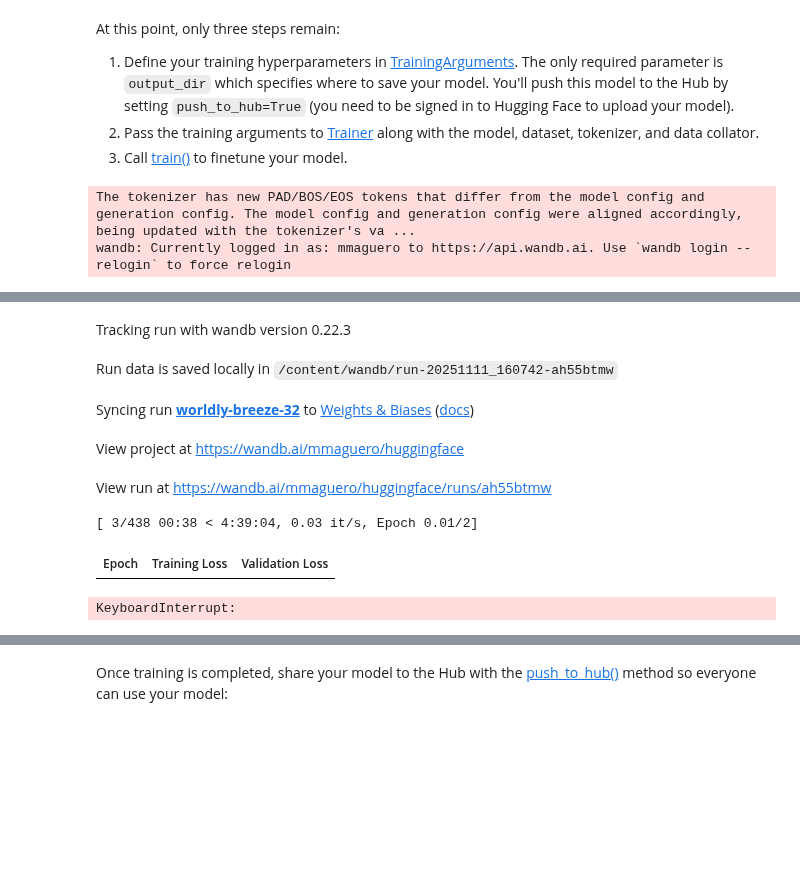
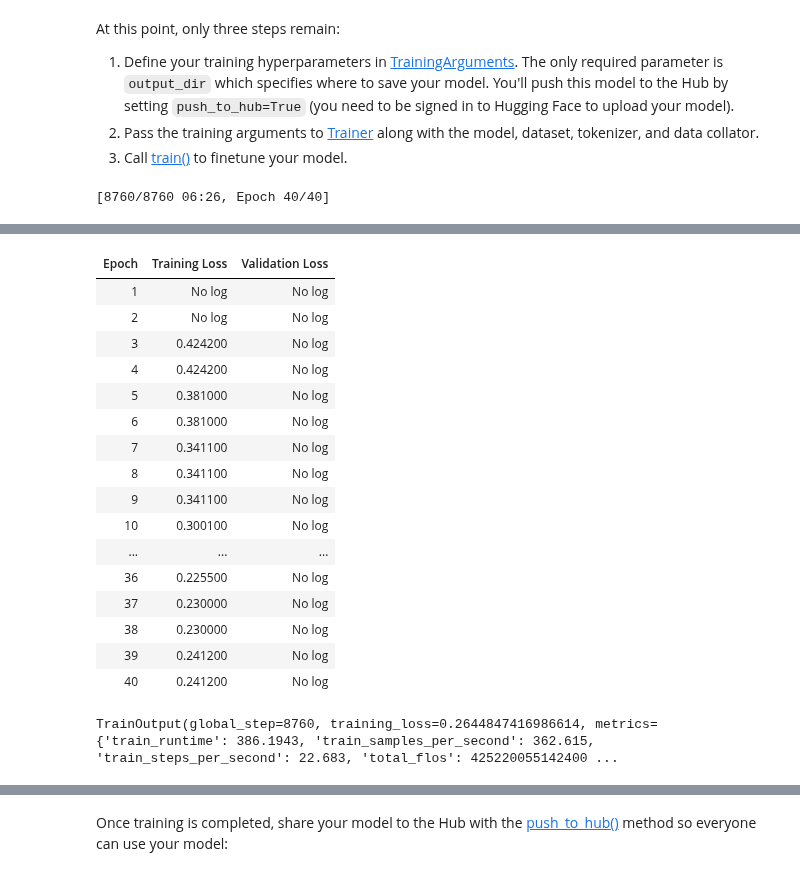
Before and after one commit to mmaguero/diploma_fpuna_nlp_ia, a Jupyter notebook: 2025/guarani_wiki_question_answering.ipynb, the cells around one changed output, grey strips where cells are left out. Cells and saved outputs as stored; diff of their text form; code cells hidden in the pictures; blank space fills up the shorter version.

Commit message:
ADDING METRICS Colab

```diff
--- a/2025/guarani_wiki_question_answering.ipynb
+++ b/2025/guarani_wiki_question_answering.ipynb
@@ -211,7 +205,9 @@ The next step is to load a DistilBERT tokenizer to process the `question` and `c
 # %%
 from transformers import AutoTokenizer
 
-tokenizer = AutoTokenizer.from_pretrained("mmaguero/gn-bert-small-cased") #gn-bert-tiny-cased")#"distilbert/distilbert-base-uncased")
+tokenizer = AutoTokenizer.from_pretrained("mmaguero/gn-bert-tiny-cased")
+#"distilbert/distilbert-base-uncased")
+#"mmaguero/multilingual-bert-gn-base-cased") #
 # %% [markdown]
 There are a few preprocessing steps particular to question answering tasks you should be aware of:
 
@@ -530,5 +526,5 @@ You're ready to start training your model now! Load DistilBERT with [AutoModelFo
 # %%
 from transformers import AutoModelForQuestionAnswering, TrainingArguments, Trainer
 
-model = AutoModelForQuestionAnswering.from_pretrained("mmaguero/gn-bert-small-cased")#"mmaguero/gn-bert-tiny-cased")#"distilbert/distilbert-base-uncased")
+model = AutoModelForQuestionAnswering.from_pretrained("mmaguero/gn-bert-tiny-cased")#"mmaguero/multilingual-bert-gn-base-cased")#"distilbert/distilbert-base-uncased")
 # %% [output]
@@ -542,12 +538,12 @@ At this point, only three steps remain:
 3. Call [train()](https://huggingface.co/docs/transformers/main/en/main_classes/trainer#transformers.Trainer.train) to finetune your model.
 # %%
 training_args = TrainingArguments(
-    output_dir="multi-wiki-qa-gn-bert-small-cased", #"multi-wiki-qa-gn-bert-tiny-cased",
+    output_dir="multi-wiki-qa-gn-bert-tiny-cased",#"multi-wiki-qa-multilingual-bert-gn-base-cased",
     eval_strategy="epoch", # "no"
-    learning_rate=5e-5,
+    learning_rate=2e-5,
     per_device_train_batch_size=16,
     per_device_eval_batch_size=16,
-    num_train_epochs=2,
+    num_train_epochs=40,
     weight_decay=0.01,
     save_total_limit=3,
     #metric_for_best_model="combined",
@@ -568,5 +564,4 @@ trainer = Trainer(
 
 trainer.train()
 # %% [output]
-The tokenizer has new PAD/BOS/EOS tokens that differ from the model config and generation config. The model config and generation config were aligned accordingly, being updated with the tokenizer's va ...
-wandb: Currently logged in as: mmaguero to https://api.wandb.ai. Use `wandb login --relogin` to force relogin
+[8760/8760 06:26, Epoch 40/40]
@@ -574,11 +568,21 @@ wandb: Currently logged in as: mmaguero to https://api.wandb.ai. Use `wandb logi
-Tracking run with wandb version 0.22.3
-Run data is saved locally in /content/wandb/run-20251111_160742-ah55btmw
-Syncing run worldly-breeze-32 to Weights & Biases (docs)
-View project at https://wandb.ai/mmaguero/huggingface
-View run at https://wandb.ai/mmaguero/huggingface/runs/ah55btmw
+| Epoch | Training Loss | Validation Loss |
+| 1 | No log | No log |
+| 2 | No log | No log |
+| 3 | 0.424200 | No log |
+| 4 | 0.424200 | No log |
+| 5 | 0.381000 | No log |
+| 6 | 0.381000 | No log |
+| 7 | 0.341100 | No log |
+| 8 | 0.341100 | No log |
+| 9 | 0.341100 | No log |
+| 10 | 0.300100 | No log |
+| ... | ... | ... |
+| 36 | 0.225500 | No log |
+| 37 | 0.230000 | No log |
+| 38 | 0.230000 | No log |
+| 39 | 0.241200 | No log |
+| 40 | 0.241200 | No log |
-[ 3/438 00:38 < 4:39:04, 0.03 it/s, Epoch 0.01/2]
+TrainOutput(global_step=8760, training_loss=0.2644847416986614, metrics={'train_runtime': 386.1943, 'train_samples_per_second': 362.615, 'train_steps_per_second': 22.683, 'total_flos': 425220055142400 ...
-| Epoch | Training Loss | Validation Loss |
-KeyboardInterrupt:
 # %%
 validation_metrics = compute_metrics(trainer.predict(tokenized_squad["validation"]), split="validation")
 validation_metrics
```
Also changed, not shown: parts of 14 cells of this notebook.
